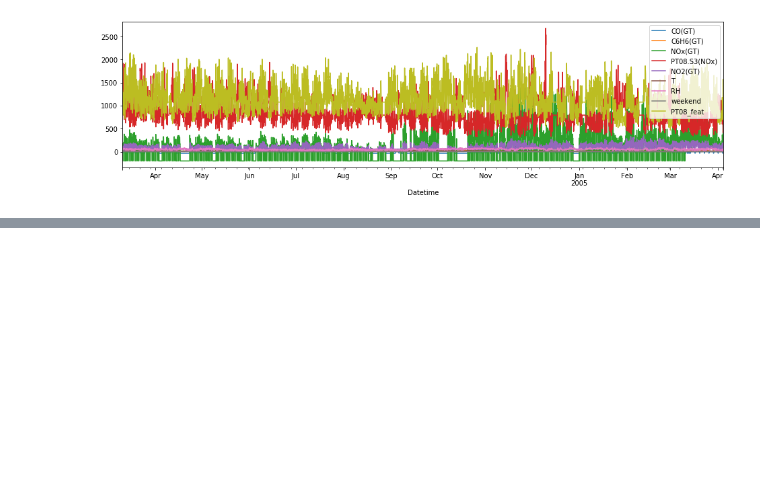
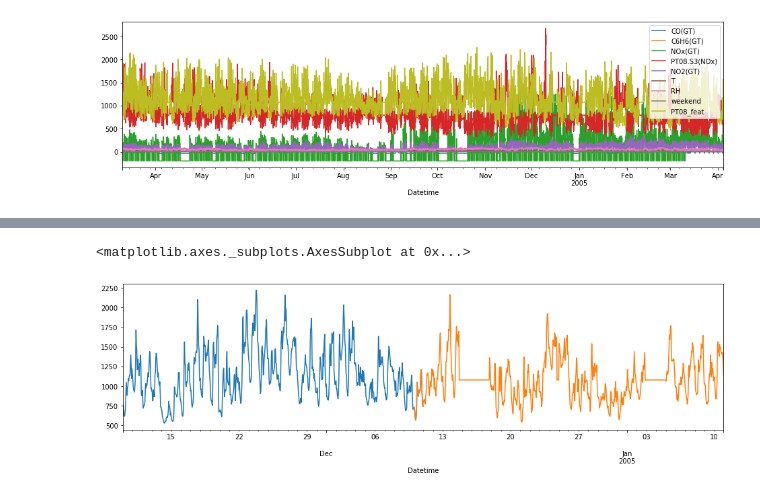
Before and after one commit to AleBonini/Data-mining-2, a Jupyter notebook: airquality.ipynb, the cells around one changed output, grey strips where cells are left out. Cells and saved outputs as stored; diff of their text form; code cells hidden in the pictures; blank space fills up the shorter version.

```diff
--- a/airquality.ipynb
+++ b/airquality.ipynb
@@ -282,0 +313,11 @@ plt.show()
+# %%
+ts8 = df['PT08_feat'].loc["2004-11-10" : "2004-12-10"]
+ts9 = df['PT08_feat'].loc["2004-12-10" : "2005-01-10"]
+
+#cosa sono gli stalli a 0? Outliers?
+
+ts8.plot()
+ts9.plot()
+# %% [output]
+<matplotlib.axes._subplots.AxesSubplot at 0x...>
+[figure, added]
```
Also changed, not shown: parts of 25 cells of this notebook.
